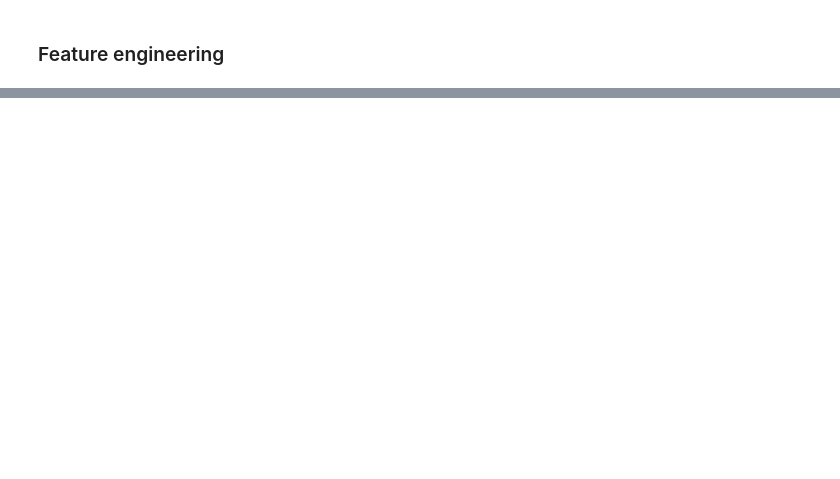
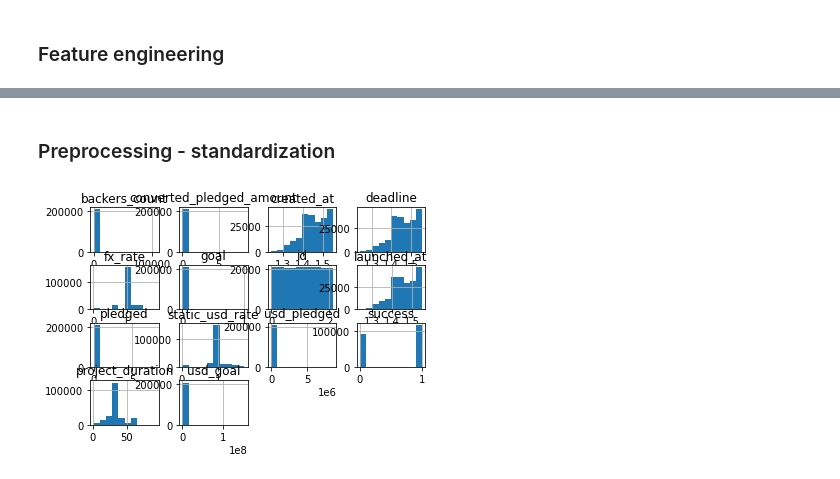
Before and after one commit to EcholotFisher/nf_2nd_project_aj_kickstarter, a Jupyter notebook: EDA.ipynb, the cells around one changed output, grey strips where cells are left out. Drawn from its saved outputs; the diff is of its cells as text; code cells hidden in the pictures; blank space fills up the shorter version.

```diff
--- a/EDA.ipynb
+++ b/EDA.ipynb
@@ -339,3 +367,9 @@ df.project_duration.head()
 # %%
 #Convert the currency of all projects to USD
 df['usd_goal'] = df['goal'] * df['static_usd_rate']
+# %% [markdown]
+### Preprocessing - standardization
+# %%
+df.hist();
+# %% [output]
+[figure, added]
```
Also changed, not shown: parts of 4 cells of this notebook.
